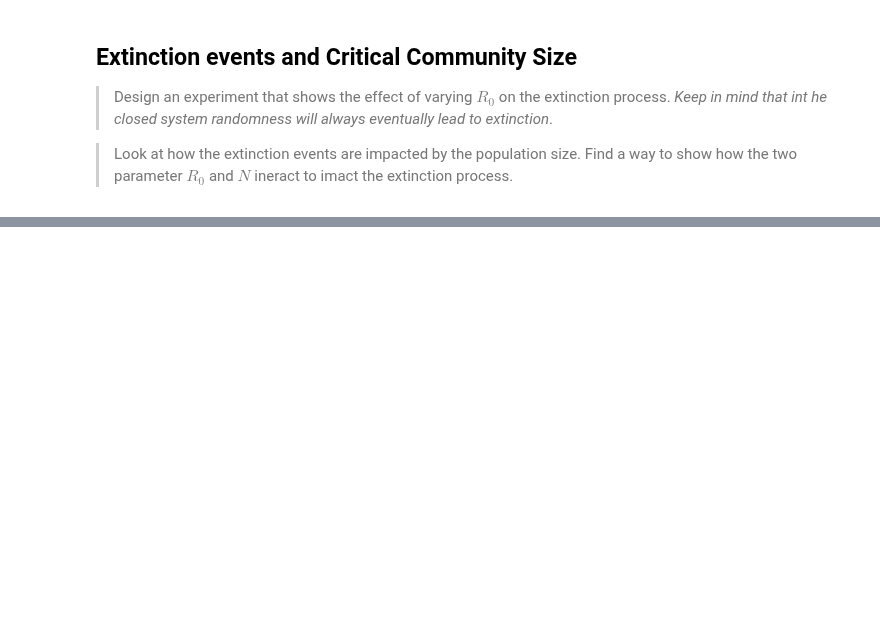
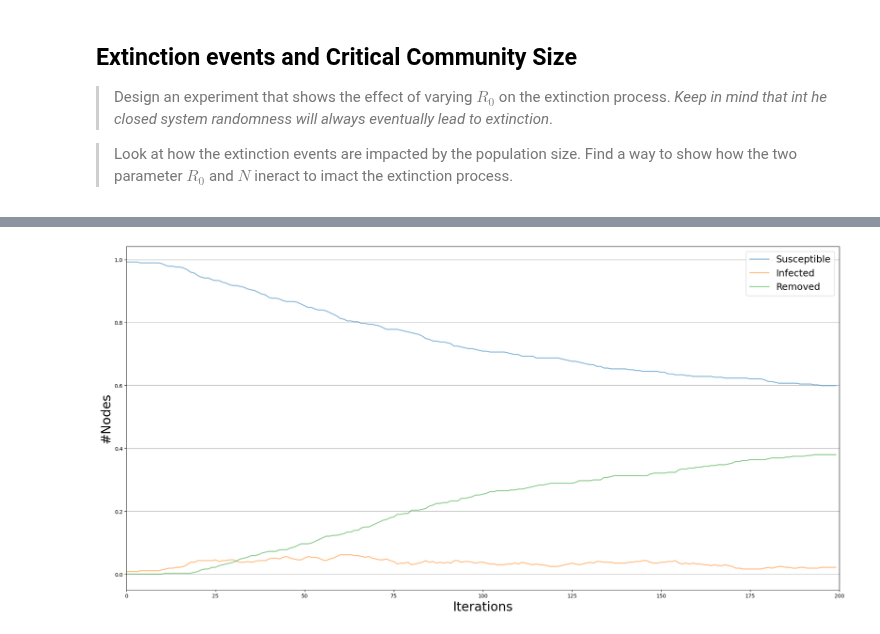
Before and after one commit to AmirSahrani/IntroCompAssignment2_fresh, a Jupyter notebook: Assignment2.ipynb, the cells around one changed output, grey strips where cells are left out. Saved outputs shown, nothing was run; the diff lists cells and outputs as text; code cells hidden in the pictures; blank space fills up the shorter version.

```diff
--- a/Assignment2.ipynb
+++ b/Assignment2.ipynb
@@ -527,0 +695,9 @@ plt.show()
+# %%
+f= pd.read_csv("transmission_network.csv", header=0, index_col = 0, delimiter=";")
+for column in f.columns:
+    f[column] = [1 if x else 0 for x in f[column]]
+graph_part2 = nx.Graph(f.values)
+
+give_plot(graph_part2)
+# %% [output]
+[figure, added]
```
Also changed, not shown: parts of 6 cells of this notebook, 1 other file.
